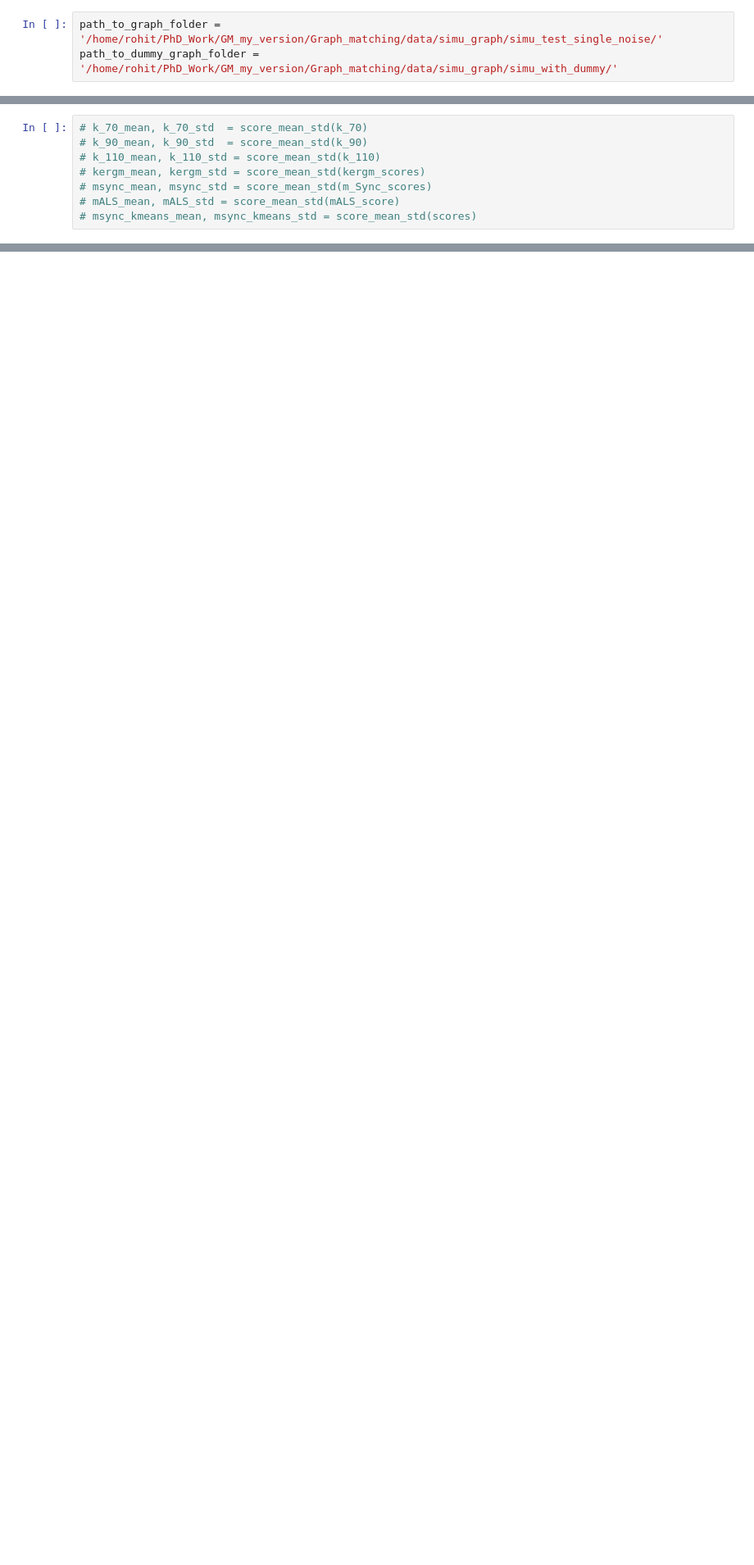
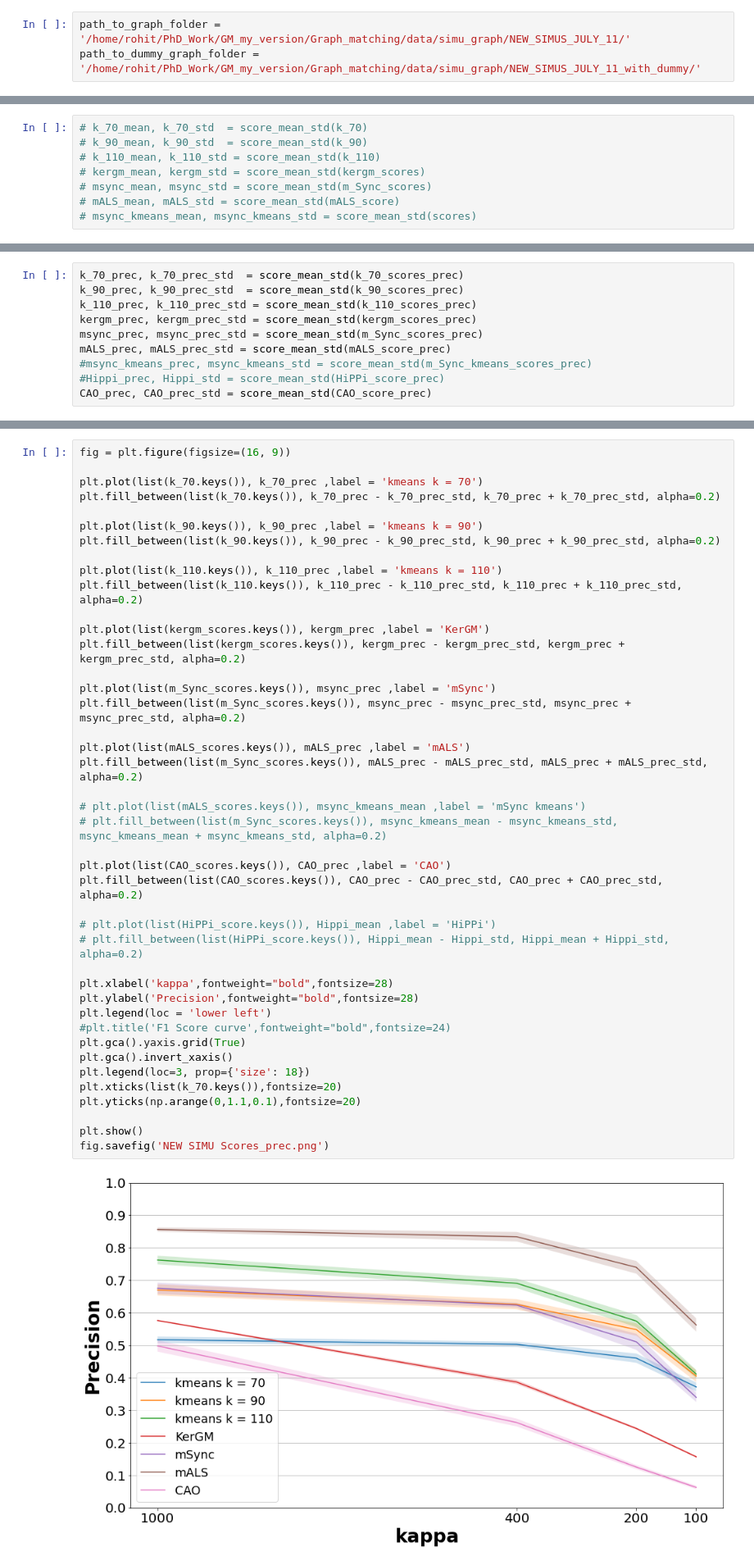
Before and after one commit to Rohit3594/Graph_matching, a Jupyter notebook: Matlab_MGM_affintiy_gen/Accuracy_from_mat-Copy1.ipynb, the cells around one changed output, grey strips where cells are left out. Shown at 82% size. Saved outputs shown, nothing was run; the diff lists cells and outputs as text; blank space fills up the shorter version.

```diff
--- a/Matlab_MGM_affintiy_gen/Accuracy_from_mat-Copy1.ipynb
+++ b/Matlab_MGM_affintiy_gen/Accuracy_from_mat-Copy1.ipynb
@@ -10,8 +10,8 @@ from graph_matching_tools.metrics import matching
 import matplotlib.pyplot as plt
 import scipy.io as sio
 # %%
-path_to_graph_folder = '/home/rohit/PhD_Work/GM_my_version/Graph_matching/data/simu_graph/simu_test_single_noise/'
-path_to_dummy_graph_folder = '/home/rohit/PhD_Work/GM_my_version/Graph_matching/data/simu_graph/simu_with_dummy/'
+path_to_graph_folder = '/home/rohit/PhD_Work/GM_my_version/Graph_matching/data/simu_graph/NEW_SIMUS_JULY_11/'
+path_to_dummy_graph_folder = '/home/rohit/PhD_Work/GM_my_version/Graph_matching/data/simu_graph/NEW_SIMUS_JULY_11_with_dummy/'
 # %%
 def get_permutation_matrix_from_dictionary(matching, g_sizes):
     """
@@ -167,0 +198,10 @@ CAO_mean, CAO_std = score_mean_std(CAO_rec)
+# %%
+k_70_prec, k_70_prec_std  = score_mean_std(k_70_scores_prec)
+k_90_prec, k_90_prec_std  = score_mean_std(k_90_scores_prec)
+k_110_prec, k_110_prec_std = score_mean_std(k_110_scores_prec)
+kergm_prec, kergm_prec_std = score_mean_std(kergm_scores_prec)
+msync_prec, msync_prec_std = score_mean_std(m_Sync_scores_prec)
+mALS_prec, mALS_prec_std = score_mean_std(mALS_score_prec)
+#msync_kmeans_prec, msync_kmeans_std = score_mean_std(m_Sync_kmeans_scores_prec)
+#Hippi_prec, Hippi_std = score_mean_std(HiPPi_score_prec)
+CAO_prec, CAO_prec_std = score_mean_std(CAO_score_prec)
@@ -208,0 +266,44 @@ plt.show()
+# %%
+fig = plt.figure(figsize=(16, 9))
+
+plt.plot(list(k_70.keys()), k_70_prec ,label = 'kmeans k = 70')
+plt.fill_between(list(k_70.keys()), k_70_prec - k_70_prec_std, k_70_prec + k_70_prec_std, alpha=0.2)
+
+plt.plot(list(k_90.keys()), k_90_prec ,label = 'kmeans k = 90')
+plt.fill_between(list(k_90.keys()), k_90_prec - k_90_prec_std, k_90_prec + k_90_prec_std, alpha=0.2)
+
+plt.plot(list(k_110.keys()), k_110_prec ,label = 'kmeans k = 110')
+plt.fill_between(list(k_110.keys()), k_110_prec - k_110_prec_std, k_110_prec + k_110_prec_std, alpha=0.2)
+
+plt.plot(list(kergm_scores.keys()), kergm_prec ,label = 'KerGM')
+plt.fill_between(list(kergm_scores.keys()), kergm_prec - kergm_prec_std, kergm_prec + kergm_prec_std, alpha=0.2)
+
+plt.plot(list(m_Sync_scores.keys()), msync_prec ,label = 'mSync')
+plt.fill_between(list(m_Sync_scores.keys()), msync_prec - msync_prec_std, msync_prec + msync_prec_std, alpha=0.2)
+
+plt.plot(list(mALS_scores.keys()), mALS_prec ,label = 'mALS')
+plt.fill_between(list(m_Sync_scores.keys()), mALS_prec - mALS_prec_std, mALS_prec + mALS_prec_std, alpha=0.2)
+
+# plt.plot(list(mALS_scores.keys()), msync_kmeans_mean ,label = 'mSync kmeans')
+# plt.fill_between(list(m_Sync_scores.keys()), msync_kmeans_mean - msync_kmeans_std, msync_kmeans_mean + msync_kmeans_std, alpha=0.2)
+
+plt.plot(list(CAO_scores.keys()), CAO_prec ,label = 'CAO')
+plt.fill_between(list(CAO_scores.keys()), CAO_prec - CAO_prec_std, CAO_prec + CAO_prec_std, alpha=0.2)
+
+# plt.plot(list(HiPPi_score.keys()), Hippi_mean ,label = 'HiPPi')
+# plt.fill_between(list(HiPPi_score.keys()), Hippi_mean - Hippi_std, Hippi_mean + Hippi_std, alpha=0.2)
+
+plt.xlabel('kappa',fontweight="bold",fontsize=28)
+plt.ylabel('Precision',fontweight="bold",fontsize=28)
+plt.legend(loc = 'lower left')
+#plt.title('F1 Score curve',fontweight="bold",fontsize=24)
+plt.gca().yaxis.grid(True)
+plt.gca().invert_xaxis()
+plt.legend(loc=3, prop={'size': 18})
+plt.xticks(list(k_70.keys()),fontsize=20)
+plt.yticks(np.arange(0,1.1,0.1),fontsize=20)
+
+plt.show()
+fig.savefig('NEW SIMU Scores_prec.png')
+# %% [output]
+[figure, added]
```
Also changed, not shown: parts of 17 cells of this notebook, 15 other files.
